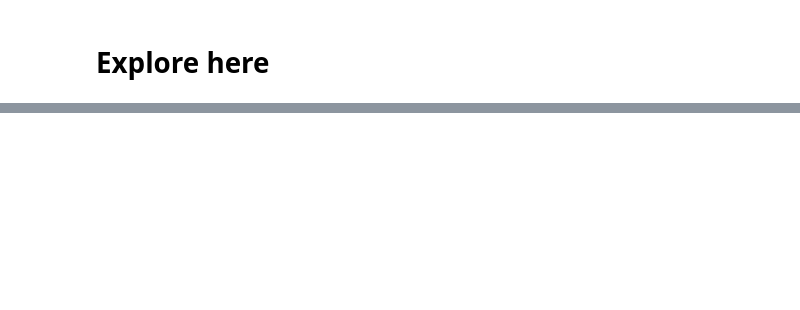
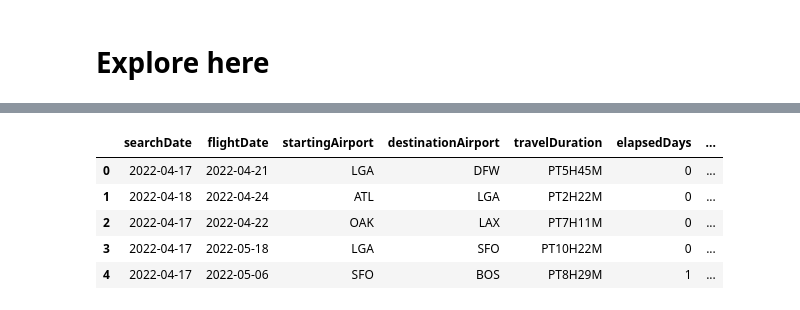
Before and after one commit to maria-pigazzi/flight-predictions-project, a Jupyter notebook: src/explore.ipynb, the cells around one changed output, grey strips where cells are left out. Drawn from its saved outputs; the diff is of its cells as text; code cells hidden in the pictures; blank space fills up the shorter version.

```diff
--- a/src/explore.ipynb
+++ b/src/explore.ipynb
@@ -9,0 +216,24 @@ KeyboardInterrupt:
+# %%
+useful_features_data['1depAirport'] = useful_features_data['segmentsDepartureAirportCode'].str.split('\|\|').apply(lambda d: d[0] if d is not None and len(d) > 0 else None)
+useful_features_data['2depAirport'] = useful_features_data['segmentsDepartureAirportCode'].str.split('\|\|').apply(lambda d: d[1] if d is not None and len(d) > 1 else None)
+useful_features_data['3depAirport'] = useful_features_data['segmentsDepartureAirportCode'].str.split('\|\|').apply(lambda d: d[2] if d is not None and len(d) > 2 else None)
+useful_features_data['4depAirport'] = useful_features_data['segmentsDepartureAirportCode'].str.split('\|\|').apply(lambda d: d[3] if d is not None and len(d) > 3 else None)
+useful_features_data['5depAirport'] = useful_features_data['segmentsDepartureAirportCode'].str.split('\|\|').apply(lambda d: d[4] if d is not None and len(d) > 4 else None)
+# %%
+useful_features_data['1airline'] = useful_features_data['segmentsAirlineName'].str.split('\|\|').apply(lambda d: d[0] if d is not None and len(d) > 0 else None)
+useful_features_data['2airline'] = useful_features_data['segmentsAirlineName'].str.split('\|\|').apply(lambda d: d[1] if d is not None and len(d) > 1 else None)
+useful_features_data['3airline'] = useful_features_data['segmentsAirlineName'].str.split('\|\|').apply(lambda d: d[2] if d is not None and len(d) > 2 else None)
+useful_features_data['4airline'] = useful_features_data['segmentsAirlineName'].str.split('\|\|').apply(lambda d: d[3] if d is not None and len(d) > 3 else None)
+useful_features_data['5airline'] = useful_features_data['segmentsAirlineName'].str.split('\|\|').apply(lambda d: d[4] if d is not None and len(d) > 4 else None)
+# %%
+useful_features_data['1equipment'] = useful_features_data['segmentsEquipmentDescription'].str.split('\|\|').apply(lambda d: d[0] if d is not None and len(d) > 0 else None)
+useful_features_data['2equipment'] = useful_features_data['segmentsEquipmentDescription'].str.split('\|\|').apply(lambda d: d[1] if d is not None and len(d) > 1 else None)
+useful_features_data['3equipment'] = useful_features_data['segmentsEquipmentDescription'].str.split('\|\|').apply(lambda d: d[2] if d is not None and len(d) > 2 else None)
+useful_features_data['4equipment'] = useful_features_data['segmentsEquipmentDescription'].str.split('\|\|').apply(lambda d: d[3] if d is not None and len(d) > 3 else None)
+useful_features_data['5equipment'] = useful_features_data['segmentsEquipmentDescription'].str.split('\|\|').apply(lambda d: d[4] if d is not None and len(d) > 4 else None)
+# %%
+useful_features_data['1cabin'] = useful_features_data['segmentsCabinCode'].str.split('\|\|').apply(lambda d: d[0] if d is not None and len(d) > 0 else None)
+useful_features_data['2cabin'] = useful_features_data['segmentsCabinCode'].str.split('\|\|').apply(lambda d: d[1] if d is not None and len(d) > 1 else None)
+useful_features_data['3cabin'] = useful_features_data['segmentsCabinCode'].str.split('\|\|').apply(lambda d: d[2] if d is not None and len(d) > 2 else None)
+useful_features_data['4cabin'] = useful_features_data['segmentsCabinCode'].str.split('\|\|').apply(lambda d: d[3] if d is not None and len(d) > 3 else None)
+useful_features_data['5cabin'] = useful_features_data['segmentsCabinCode'].str.split('\|\|').apply(lambda d: d[4] if d is not None and len(d) > 4 else None)
@@ -9,0 +260,9 @@ KeyboardInterrupt:
+# %%
+useful_features_data.head()
+# %% [output]
+|  | searchDate | flightDate | startingAirport | destinationAirport | travelDuration | elapsedDays | ... |
+| 0 | 2022-04-17 | 2022-04-21 | LGA | DFW | PT5H45M | 0 | ... |
+| 1 | 2022-04-18 | 2022-04-24 | ATL | LGA | PT2H22M | 0 | ... |
+| 2 | 2022-04-17 | 2022-04-22 | OAK | LAX | PT7H11M | 0 | ... |
+| 3 | 2022-04-17 | 2022-05-18 | LGA | SFO | PT10H22M | 0 | ... |
+| 4 | 2022-04-17 | 2022-05-06 | SFO | BOS | PT8H29M | 1 | ... |
```
Also changed, not shown: parts of 62 cells of this notebook.
